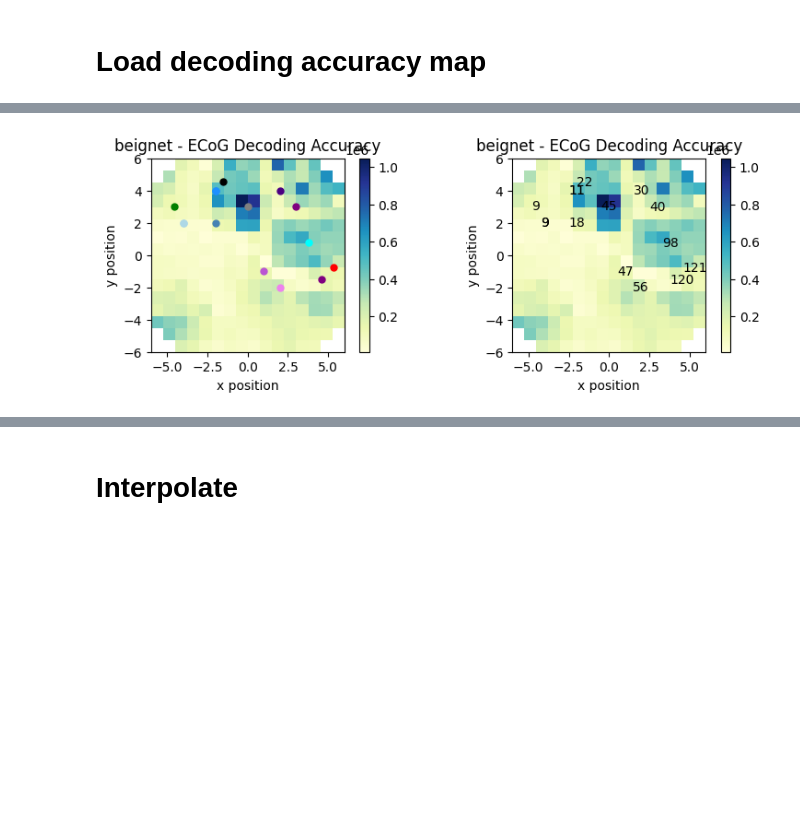
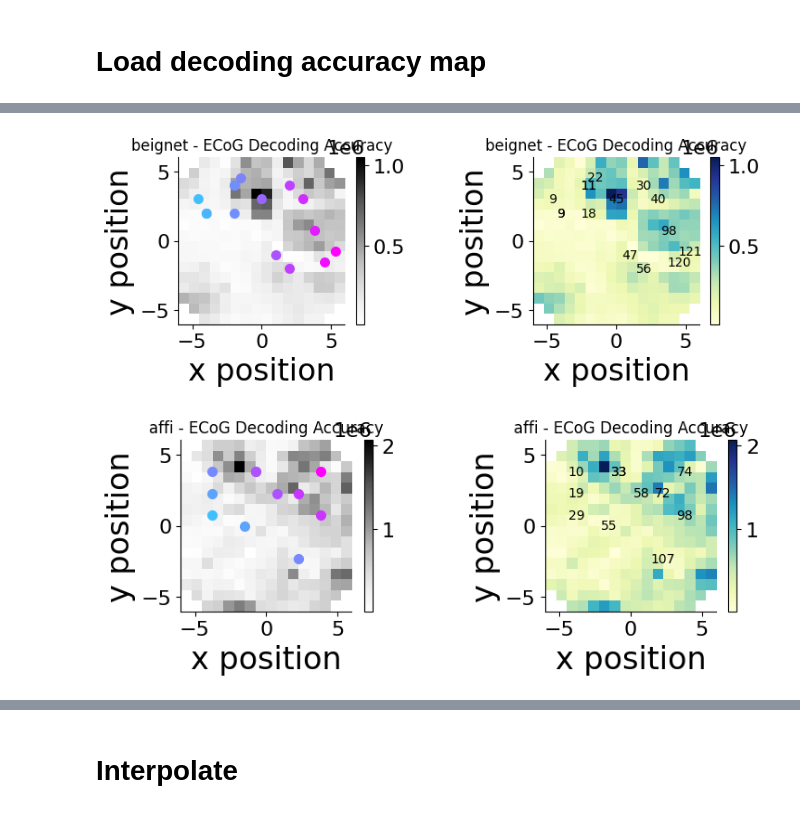
Before and after one commit to rcanfield2/ecog_np_targeting, a Jupyter notebook: np_ecog_map_registration.ipynb, the cells around one changed output, grey strips where cells are left out. Cells and saved outputs as stored; diff of their text form; code cells hidden in the pictures; blank space fills up the shorter version.

```diff
--- a/np_ecog_map_registration.ipynb
+++ b/np_ecog_map_registration.ipynb
@@ -191,37 +230,52 @@ if save_figs:
+# %%
+for subject in subjects:
+    dec_map_results[subject]['rec_locations'] = np.array([[np_ecog_mapping[subject][site_insert_name[subject][isite]][f"{site_insert_name[subject][isite]}_x"][site], np_ecog_mapping[subject][site_insert_name[subject][isite]][f"{site_insert_name[subject][isite]}_y"][site]] for isite, site in enumerate(site_numbers[subject])])
+    if subject == 'affi':
+        dec_map_results[subject]['rc_axis_angle'] = np.deg2rad(45) # rotates 'x-axis' by this much
+        dec_map_results[subject]['rc_axis'] = dec_map_results[subject]['rec_locations'] @ np.array([[np.cos(dec_map_results[subject]['rc_axis_angle']), -np.sin(dec_map_results[subject]['rc_axis_angle'])],[np.sin(dec_map_results[subject]['rc_axis_angle']), np.cos(dec_map_results[subject]['rc_axis_angle'])]])
+
+    elif subject == 'beignet':
+        dec_map_results[subject]['rc_axis_angle'] = 0 # rotates 'x-axis' by this much
+        dec_map_results[subject]['rc_axis'] = dec_map_results[subject]['rec_locations'] @ np.array([[np.cos(dec_map_results[subject]['rc_axis_angle']), -np.sin(dec_map_results[subject]['rc_axis_angle'])],[np.sin(dec_map_results[subject]['rc_axis_angle']), np.cos(dec_map_results[subject]['rc_axis_angle'])]])
+
+
+    # map_min = np.min(np.max(dec_map_results[subject]['rc_axis'][:,0]))
+    map_min = np.min(dec_map_results[subject]['rc_axis'][:,0])
+    map_min_val = 0.25
+    map_range = np.max(dec_map_results[subject]['rc_axis'][:,0]) - np.min(dec_map_results[subject]['rc_axis'][:,0])
+    day_colors = [matplotlib.colormaps[cmap_name](((dec_map_results[subject]['rc_axis'][irec,0]+np.abs(map_min))/map_range)*(1-map_min_val)+map_min_val)[:3] for irec in range(dec_map_results[subject]['rc_axis'].shape[0])]
+    dec_map_results[subject]['day_colors']=day_colors
 # %%
 # Repeat plots with dots at specified lcoations
-# [ 11  30  56   9  47  40  18  11   9 121  48  22   9 120]
-# site_numbers = np.array([11, 9, 18, 30, 56, 48, 40, 121, 48, 22, 9, 120])-1
-site_numbers = np.array([ 11,  30,  56,   9,  47,  40,  18,  11,   9, 121,  22,   9, 120, 98, 45]) - 1
-day_colors = ['dodgerblue', 'indigo', 'violet', 'lightblue', 'mediumorchid',
-              'purple', 'steelblue', 'dodgerblue', 'lightblue', 'red', 'black', 'green', 'purple', 'cyan', 'gray', 'yellow']
-site_insert_name = ['NPinsert72', 'NPinsert72', 'NPinsert72', 'NPinsert72', 'NPinsert72', 'NPinsert72', 'NPinsert72', 'NPinsert72', 'NPinsert72',
-                     'NPinsert137', 'NPinsert137', 'NPinsert137', 'NPinsert137', 'NPinsert137', 'NPinsert137', 'NPinsert137']
-subject2plot = 'beignet'
-site_label_color= 'r'
-
-# Plot decoding accuracy
-fig, ax = plt.subplots(1,2,figsize=(8,3))
-dec_map_results[subject2plot]['data_map_ecogch'], dec_map_results[subject2plot]['data_map_ecogch_xy'] = aopy.visualization.calc_data_map(dec_map_results[subject2plot]['ecog_decoding_accuracy'], dec_map_results[subject2plot]['ecog_dec_acc_elec_pos'][:,0], dec_map_results[subject2plot]['ecog_dec_acc_elec_pos'][:,1], (len(np.unique(dec_map_results[subject2plot]['ecog_dec_acc_elec_pos'][:,0])), len(np.unique(dec_map_results[subject2plot]['ecog_dec_acc_elec_pos'][:,1]))), interp_method='linear')
-im = aopy.visualization.plot_spatial_map(dec_map_results[subject2plot]['data_map_ecogch'], dec_map_results[subject2plot]['data_map_ecogch_xy'][0], dec_map_results[subject2plot]['data_map_ecogch_xy'][1], cmap='YlGnBu', ax=ax[0], nan_color='white')
-cb = plt.colorbar(im)
-
-# Label relevant dots
-[ax[0].plot(np_ecog_mapping[site_insert_name[isite]][f"{site_insert_name[isite]}_x"][site], np_ecog_mapping[site_insert_name[isite]][f"{site_insert_name[isite]}_y"][site], '.', color=day_colors[isite], markersize=10) for isite, site in enumerate(site_numbers)]
-ax[0].set(title=f"{subject2plot} - ECoG Decoding Accuracy")
-ax[0].set(xlim=(-6,6), ylim=(-6,6))
-
-im = aopy.visualization.plot_spatial_map(dec_map_results[subject2plot]['data_map_ecogch'], dec_map_results[subject2plot]['data_map_ecogch_xy'][0], dec_map_results[subject2plot]['data_map_ecogch_xy'][1], cmap='YlGnBu', ax=ax[1], nan_color='white')
-cb = plt.colorbar(im)
-
-# Label relevant dots
-[ax[1].annotate(f"{site_numbers[isite]+1}", (np_ecog_mapping[site_insert_name[isite]][f"{site_insert_name[isite]}_x"][site], np_ecog_mapping[site_insert_name[isite]][f"{site_insert_name[isite]}_y"][site]),ha='center', va='center', ) for isite, site in enumerate(site_numbers)]
-ax[1].set(title=f"{subject2plot} - ECoG Decoding Accuracy")
-ax[1].set(xlim=(-6,6), ylim=(-6,6))
 
 
-fig.tight_layout()
-if save_figs:
-    aopy.visualization.base.savefig(save_dir, 'ecog_decoding_accuracy_maps_site_label.svg')
+site_label_color= 'r'
+# dec_map_results[subject2plot]['rec_locations'] = np.array([[np_ecog_mapping[site_insert_name[isite]][f"{site_insert_name[isite]}_x"][site], np_ecog_mapping[site_insert_name[isite]][f"{site_insert_name[isite]}_y"][site]] for isite, site in enumerate(site_numbers)])
+# Plot decoding accuracy
+for subject in subjects:
+    fig, ax = plt.subplots(1,2,figsize=(8,3))
+    dec_map_results[subject]['data_map_ecogch'], dec_map_results[subject]['data_map_ecogch_xy'] = aopy.visualization.calc_data_map(dec_map_results[subject]['ecog_decoding_accuracy'], dec_map_results[subject]['ecog_dec_acc_elec_pos'][:,0], dec_map_results[subject]['ecog_dec_acc_elec_pos'][:,1], (len(np.unique(dec_map_results[subject]['ecog_dec_acc_elec_pos'][:,0])), len(np.unique(dec_map_results[subject]['ecog_dec_acc_elec_pos'][:,1]))), interp_method='linear')
+    im = aopy.visualization.plot_spatial_map(dec_map_results[subject]['data_map_ecogch'], dec_map_results[subject]['data_map_ecogch_xy'][0], dec_map_results[subject]['data_map_ecogch_xy'][1], cmap='Greys', ax=ax[0], nan_color='white')
+    cb = plt.colorbar(im)
+    # ax[0].set_aspect('equal')
+
+    # Label relevant dots
+    [ax[0].plot(np_ecog_mapping[subject][site_insert_name[subject][isite]][f"{site_insert_name[subject][isite]}_x"][site], np_ecog_mapping[subject][site_insert_name[subject][isite]][f"{site_insert_name[subject][isite]}_y"][site], '.', color=dec_map_results[subject]['day_colors'][isite], markersize=14) for isite, site in enumerate(site_numbers[subject])]
+    ax[0].set(title=f"{subject} - ECoG Decoding Accuracy")
+    ax[0].set(xlim=(-6,6), ylim=(-6,6))
+
+    im = aopy.visualization.plot_spatial_map(dec_map_results[subject]['data_map_ecogch'], dec_map_results[subject]['data_map_ecogch_xy'][0], dec_map_results[subject]['data_map_ecogch_xy'][1], cmap='YlGnBu', ax=ax[1], nan_color='white')
+    cb = plt.colorbar(im)
+
+    # Label relevant dots
+    [ax[1].annotate(f"{site_numbers[subject][isite]+1}", (np_ecog_mapping[subject][site_insert_name[subject][isite]][f"{site_insert_name[subject][isite]}_x"][site], np_ecog_mapping[subject][site_insert_name[subject][isite]][f"{site_insert_name[subject][isite]}_y"][site]),ha='center', va='center', ) for isite, site in enumerate(site_numbers[subject])]
+    ax[1].set(title=f"{subject} - ECoG Decoding Accuracy")
+    ax[1].set(xlim=(-6,6), ylim=(-6,6))
+
+
+    fig.tight_layout()
+    if save_figs:
+        aopy.visualization.base.savefig(save_dir, f'{subject2plot}_ecog_decoding_accuracy_maps_site_label.svg')
 # %% [output]
-[figure, old version]
+[figure, new version]
+[figure, added]
```
Also changed, not shown: parts of 20 cells of this notebook, 10 other files.
